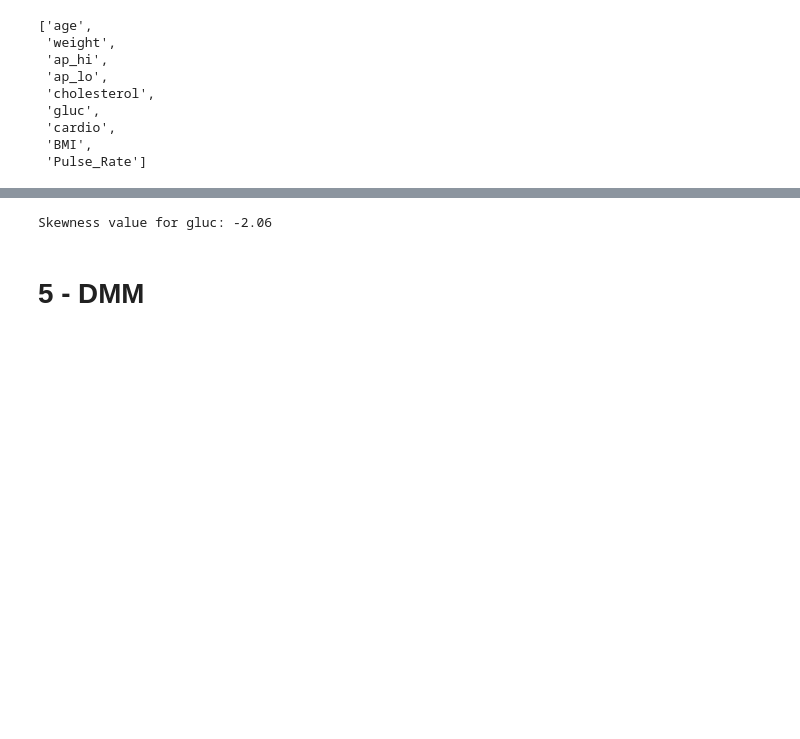
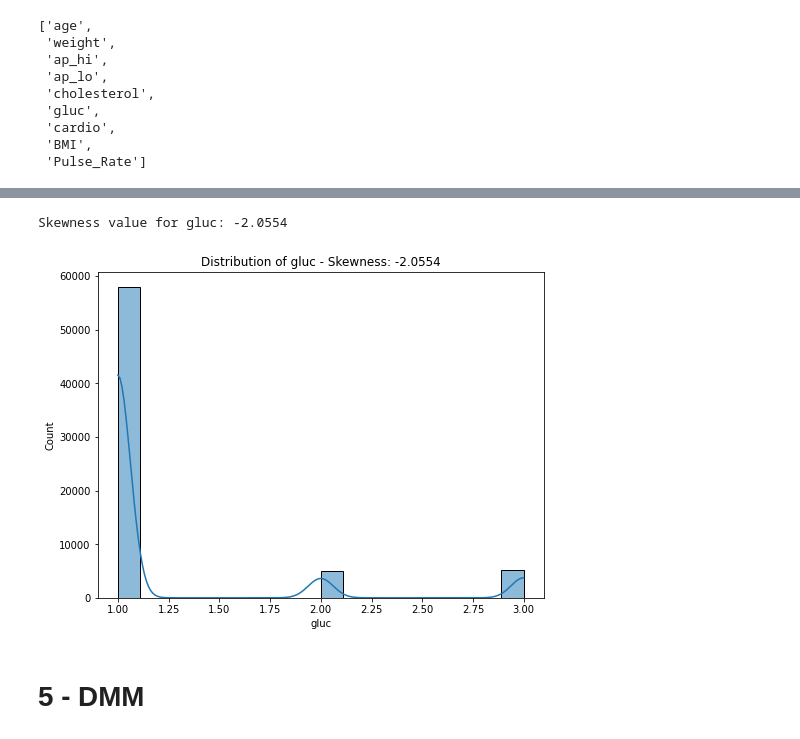
Before and after one commit to Pokekaya/722-BDAS, a Jupyter notebook: code.ipynb, the cells around one changed output, grey strips where cells are left out. Drawn from its saved outputs; the diff is of its cells as text; code cells hidden in the pictures; blank space fills up the shorter version.

```diff
--- a/code.ipynb
+++ b/code.ipynb
@@ -897,9 +1002,18 @@ merge_df = merge_df.withColumn("gluc", 1/merge_df["gluc"])
 
 # Verify the transformed data
 skew_value = merge_df.select(skewness("gluc")).collect()[0][0]
-print(f"Skewness value for gluc: {skew_value:.2f}")
+print(f"Skewness value for gluc: {skew_value:.4f}")
 # %% [output]
-Skewness value for gluc: -2.06
+Skewness value for gluc: -2.0554
+# %%
+## Plotting the distribution for "BMI" feature
+plt.figure(figsize=(8, 6))
+sns.histplot(tmpDf_pd['gluc'], kde=True)
+skew_value = merge_df.select(skewness('gluc')).collect()[0][0]
+plt.title(f"Distribution of {'gluc'} - Skewness: {skew_value:.4f}")
+plt.show()
+# %% [output]
+[figure, added]
 # %% [markdown]
 # 5 - DMM
 # %% [markdown]
```
Also changed, not shown: parts of 33 cells of this notebook.
